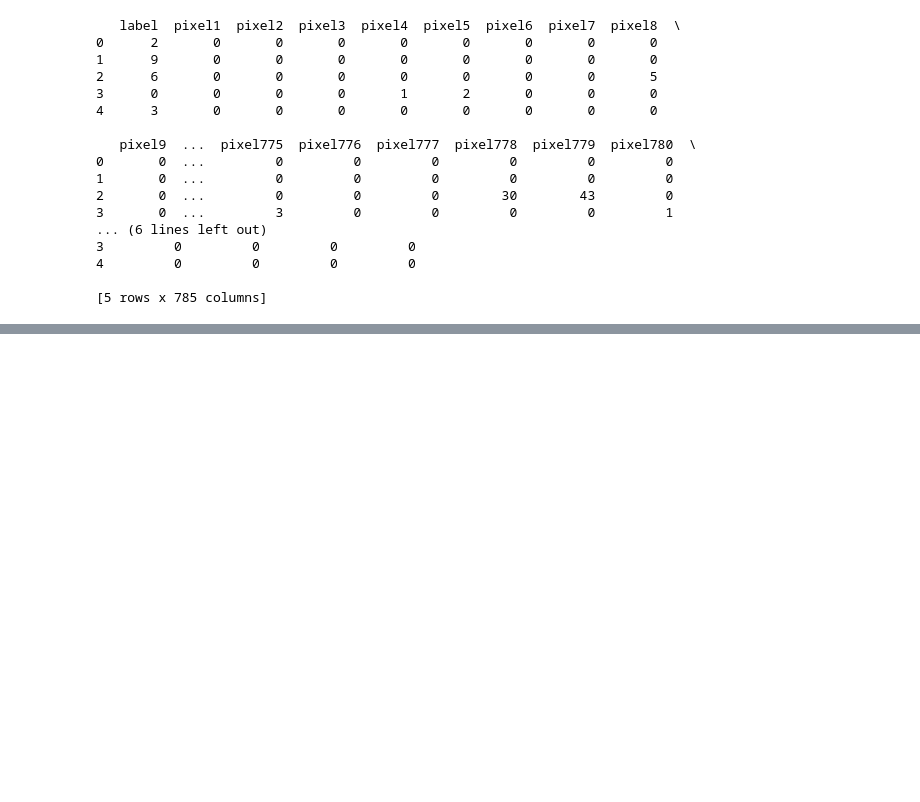
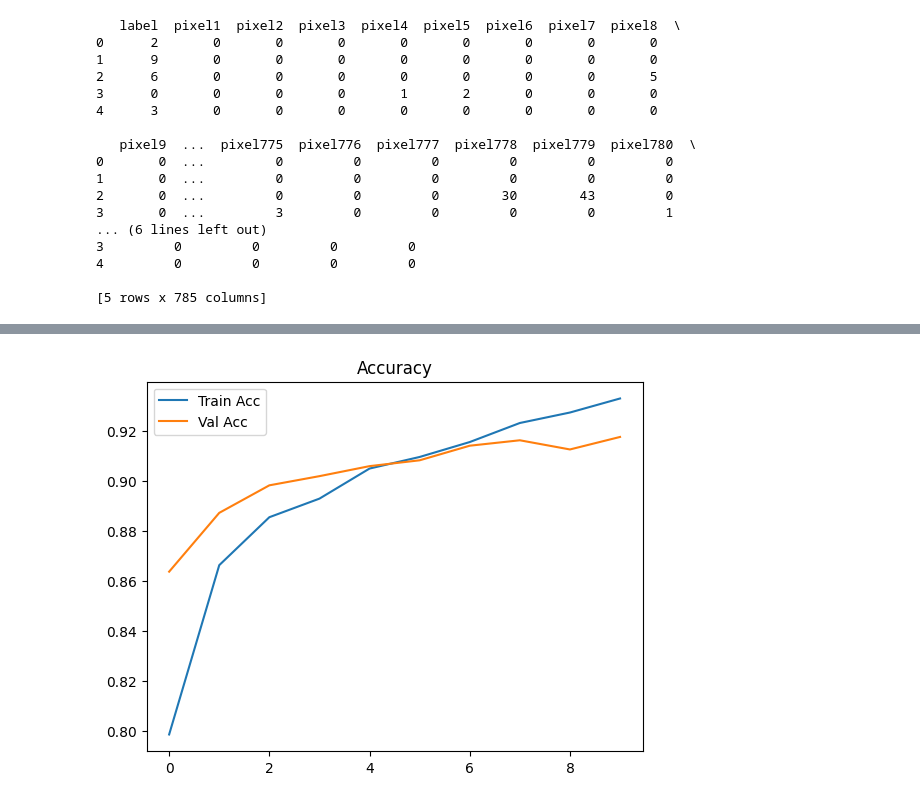
Before and after one commit to Vu-PTIT/LearnAi_Vu, a Jupyter notebook: Bao_cao_TuanVu_Tuan6/Thuc_hanh/fashion.ipynb, the cells around one changed output, grey strips where cells are left out. Saved outputs shown, nothing was run; the diff lists cells and outputs as text; code cells hidden in the pictures; blank space fills up the shorter version.

```diff
--- a/Bao_cao_TuanVu_Tuan6/Thuc_hanh/fashion.ipynb
+++ b/Bao_cao_TuanVu_Tuan6/Thuc_hanh/fashion.ipynb
@@ -72,0 +102,23 @@ ModuleNotFoundError: No module named 'matplotlib'
+# %%
+X = train_df.iloc[:, 1:].values / 255.0
+y = train_df['label'].values
+
+X = X.reshape(-1, 28, 28, 1)
+y = to_categorical(y, num_classes=10)
+X_train, X_val, y_train, y_val = train_test_split(X, y, test_size=0.1, random_state=42)
+# %%
+model = Sequential([
+    Conv2D(32, (3, 3), activation='relu', input_shape=(28,28,1)),
+    MaxPooling2D(2,2),
+
+    Conv2D(64, (3,3), activation='relu'),
+    MaxPooling2D(2,2),
+
+    Flatten(),
+    Dense(128, activation='relu'),
+    Dropout(0.3),
+    Dense(10, activation='softmax')
+])
+
+model.compile(optimizer='adam', loss='categorical_crossentropy', metrics=['accuracy'])
+model.summary()
@@ -72,0 +149,2 @@ ModuleNotFoundError: No module named 'matplotlib'
+# %%
+history = model.fit(X_train, y_train, epochs=10, validation_data=(X_val, y_val), batch_size=64)
@@ -72,0 +172,10 @@ ModuleNotFoundError: No module named 'matplotlib'
+# %%
+val_loss, val_acc = model.evaluate(X_val, y_val)
+print(f"Validation Accuracy: {val_acc:.3f}")
+
+plt.plot(history.history['accuracy'], label='Train Acc')
+plt.plot(history.history['val_accuracy'], label='Val Acc')
+plt.title('Accuracy')
+plt.legend()
+plt.show()
+# %% [output]
@@ -72,0 +184 @@ ModuleNotFoundError: No module named 'matplotlib'
+[figure, added]
```
Also changed, not shown: parts of 15 cells of this notebook.
